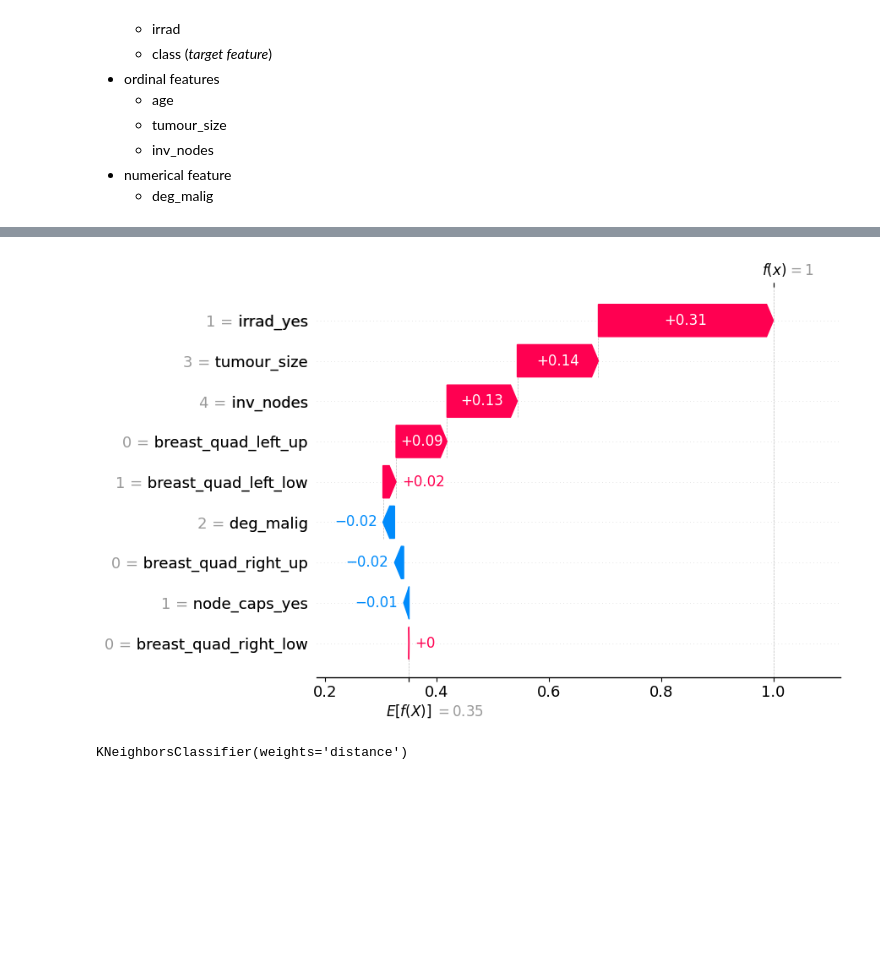
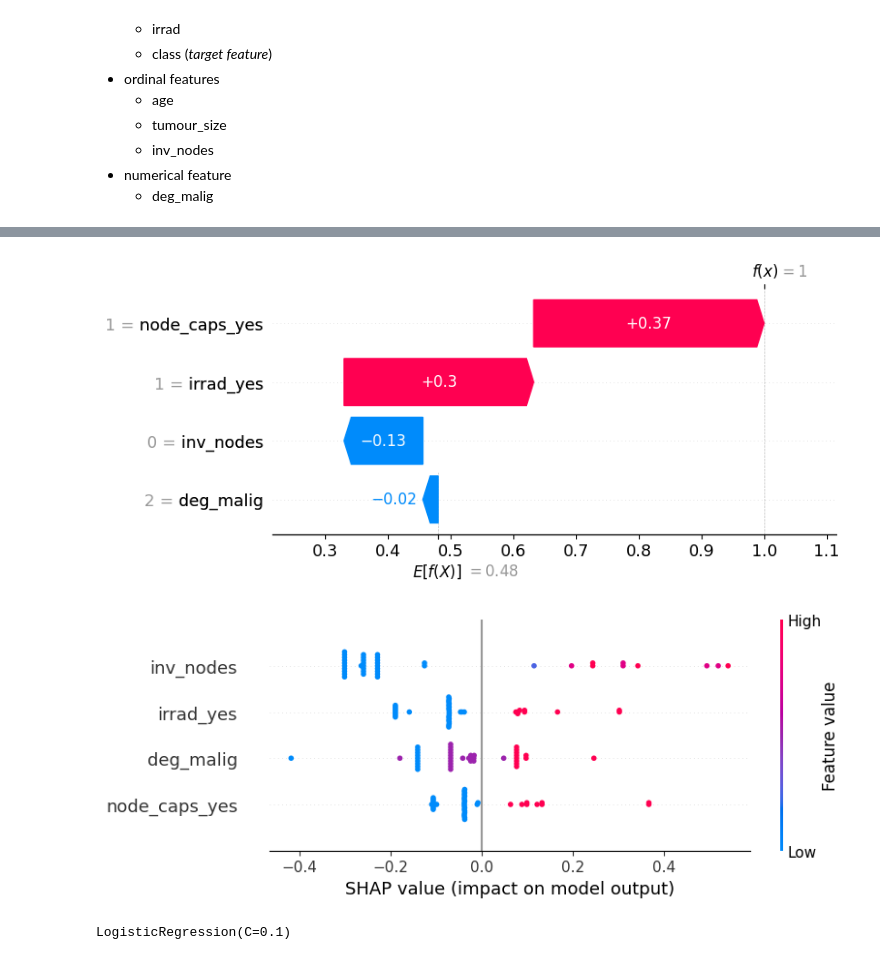
Before and after one commit to daniocionini/Prediction-Model-Breast-Cancer-Recurrence, a Jupyter notebook: model_prediction_recurrence_breast_cancer.ipynb, the cells around one changed output, grey strips where cells are left out. Drawn from its saved outputs; the diff is of its cells as text; code cells hidden in the pictures; blank space fills up the shorter version.

```diff
--- a/model_prediction_recurrence_breast_cancer.ipynb
+++ b/model_prediction_recurrence_breast_cancer.ipynb
@@ -44,7 +44,7 @@ X_train_nominal = pd.get_dummies(X_train[['node_caps', 'breast_quad', 'irrad']],
 # %%
 # Perform label encoding for ordinal features
 label_encoder = preprocessing.LabelEncoder()
-X_train_ordinal = X_train[['inv_nodes', 'tumour_size']].copy()
+X_train_ordinal = X_train[['inv_nodes']].copy()
 for col in X_train_ordinal.columns:
     X_train_ordinal.loc[:, col] = label_encoder.fit_transform(X_train_ordinal[col])
 # %%
@@ -67,0 +70,9 @@ X_train_eval, X_eval, y_train_eval, y_eval = train_test_split(X_train_encoded, y
+# %%
+models = [RandomForestClassifier(), LogisticRegression(), DecisionTreeClassifier(), KNeighborsClassifier(), SVC()]
+
+for model in models:
+    model.fit(X_train_eval, y_train_eval)
+    y_pred = model.predict(X_eval)
+    report = classification_report(y_eval, y_pred)
+    print(model)
+    print(report)
@@ -68,5 +99,8 @@ X_train_eval, X_eval, y_train_eval, y_eval = train_test_split(X_train_encoded, y
 # %%
-ros = RandomOverSampler(random_state=42, sampling_strategy='minority')
+ros = RandomOverSampler(random_state=42,
+                        sampling_strategy='minority'
+                        )
+#ros = SMOTE(random_state=42)
 X_train_resampled, y_train_resampled = ros.fit_resample(X_train_eval, y_train_eval)
 # %%
 rfc_parameters = {
@@ -213,8 +246,8 @@ KNeighborsClassifier(weights='distance')
 # %%
-kn_model_best.fit(X_train_resampled, y_train_resampled)
-y_pred = kn_model_best.predict(X_eval)
+logistic_model_best.fit(X_train_resampled, y_train_resampled)
+y_pred = logistic_model_best.predict(X_eval)
 report = classification_report(y_eval, y_pred)
-y_score = kn_model_best.predict_proba(X_eval)[:, 1]
+y_score = logistic_model_best.predict_proba(X_eval)[:, 1]
 print(report)
 # %% [output]
               precision    recall  f1-score   support
@@ -454,17 +468,22 @@ plt.show()
 # %%
 import shap
 
-explainer = shap.Explainer(kn_model_best.predict, X_train_resampled)
+explainer = shap.Explainer(logistic_model_best.predict, X_train_resampled)
 shap_values = explainer(X_eval)
 
 # Plot the SHAP values for a single prediction
 shap.plots.waterfall(shap_values[0])
 # %% [output]
-[figure, old version]
+[figure, new version]
-# %%
-kn_model_best.fit(X_train_encoded, y_train_encoded)
-# %% [output]
-KNeighborsClassifier(weights='distance')
+# %%
+shap.plots.beeswarm(shap_values)
+# %% [output]
+[figure, added]
+# %%
+X_train_final, y_train_final = ros.fit_resample(X_train_encoded, y_train_encoded)
+logistic_model_best.fit(X_train_final, y_train_final)
+# %% [output]
+LogisticRegression(C=0.1)
 # %%
 def encoding(X_dataset, y_dataset):
     X_dataset = X_dataset[columns_to_keep]
```
Also changed, not shown: parts of 32 cells of this notebook, 3 other files.
